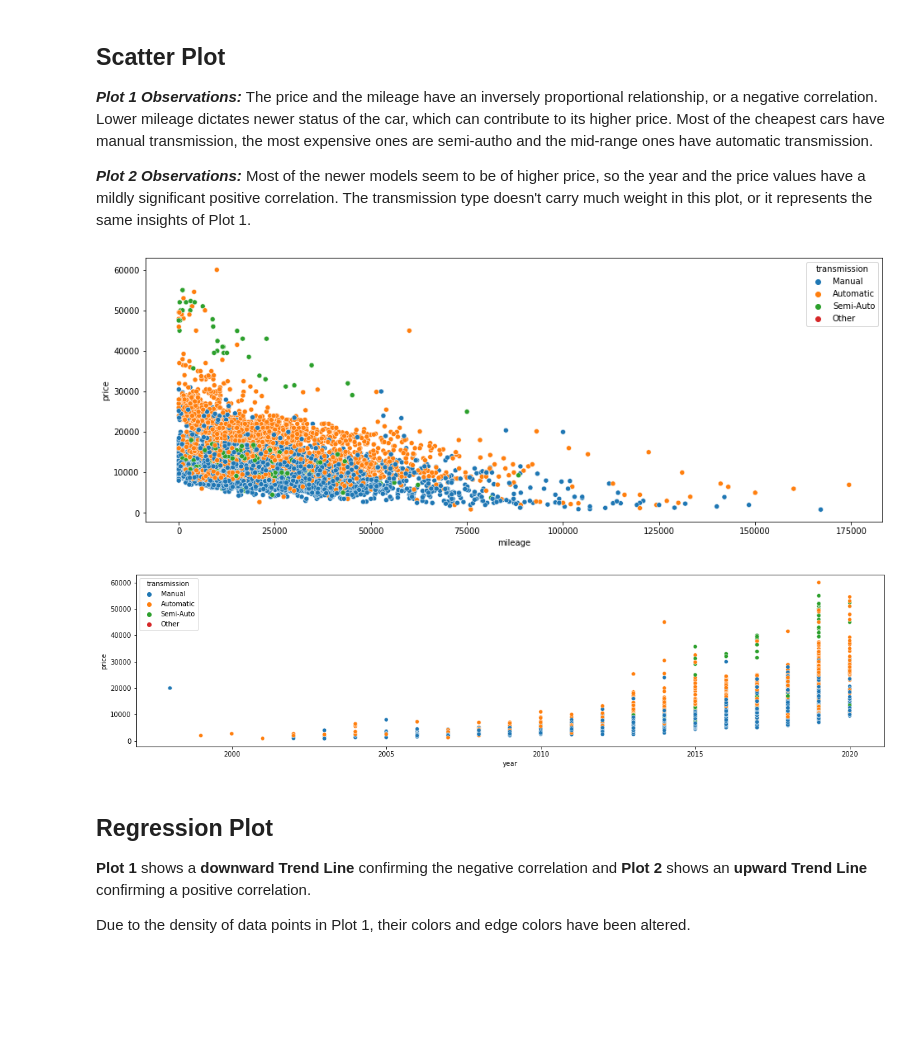
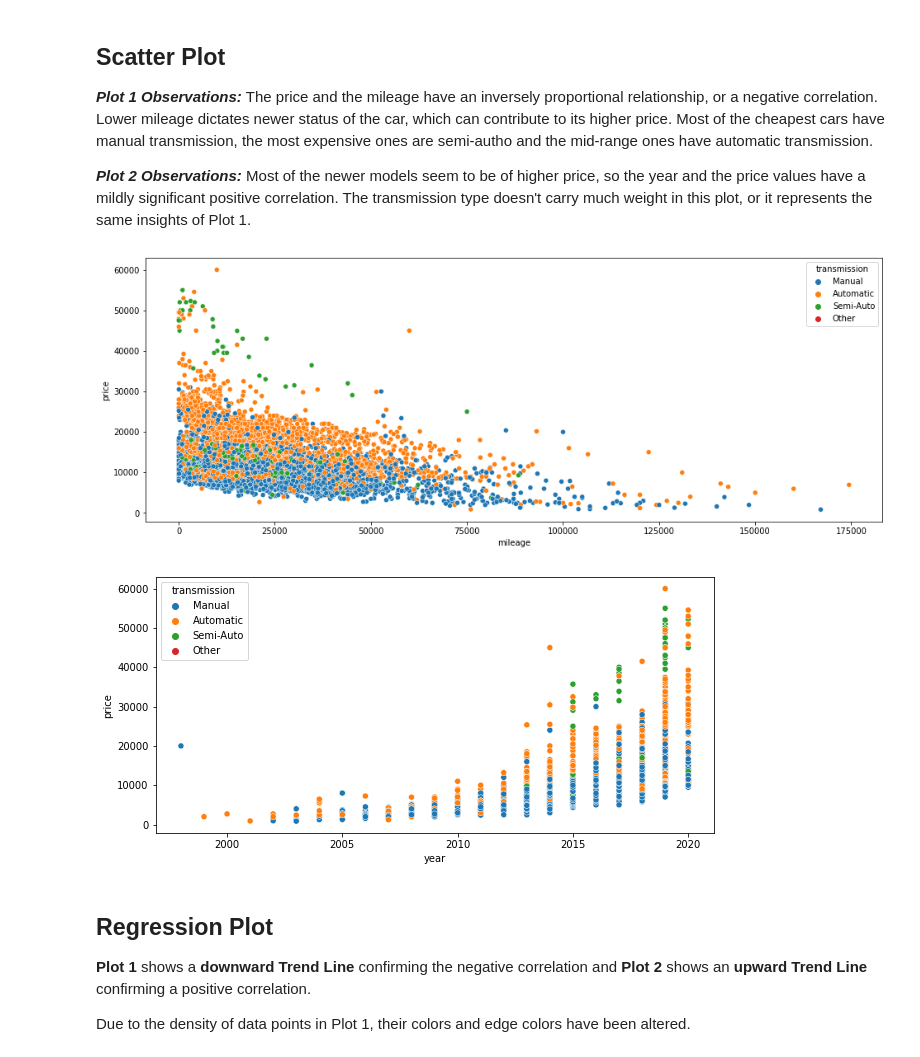
Before and after one commit to SamaSamrin/Toyota-Cars-EDA, a Jupyter notebook: TOYOTA_car_analysis.ipynb, the cells around one changed output. Cells and saved outputs as stored; diff of their text form; code cells hidden in the pictures; blank space fills up the shorter version.

```diff
--- a/TOYOTA_car_analysis.ipynb
+++ b/TOYOTA_car_analysis.ipynb
@@ -104,16 +104,16 @@ Most of the newer models seem to be of higher price, so the year and the price v
 # %%
 plt.figure(figsize=(16,20))
 plt.subplot(3,1,1)
 sns.scatterplot(x='mileage', y='price', data=df, hue="transmission")
 plt.show()
 
-plt.figure(figsize=(20,16))
+plt.figure(figsize=(10,16))
 plt.subplot(3,1,2)
 sns.scatterplot(x='year', y='price', data=df, hue="transmission")
 plt.show()
 # %% [output]
 [figure]
-[figure, old version]
+[figure, new version]
 # %% [markdown]
 ## Regression Plot
 
```
